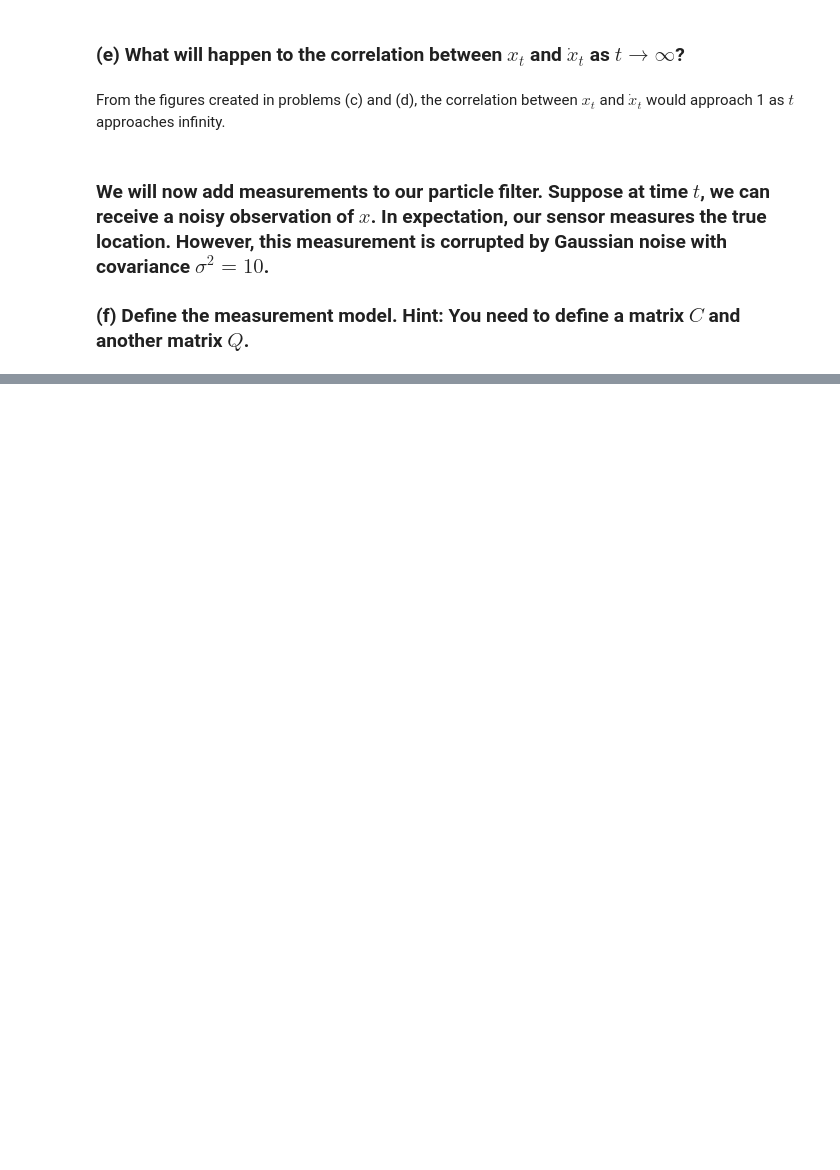
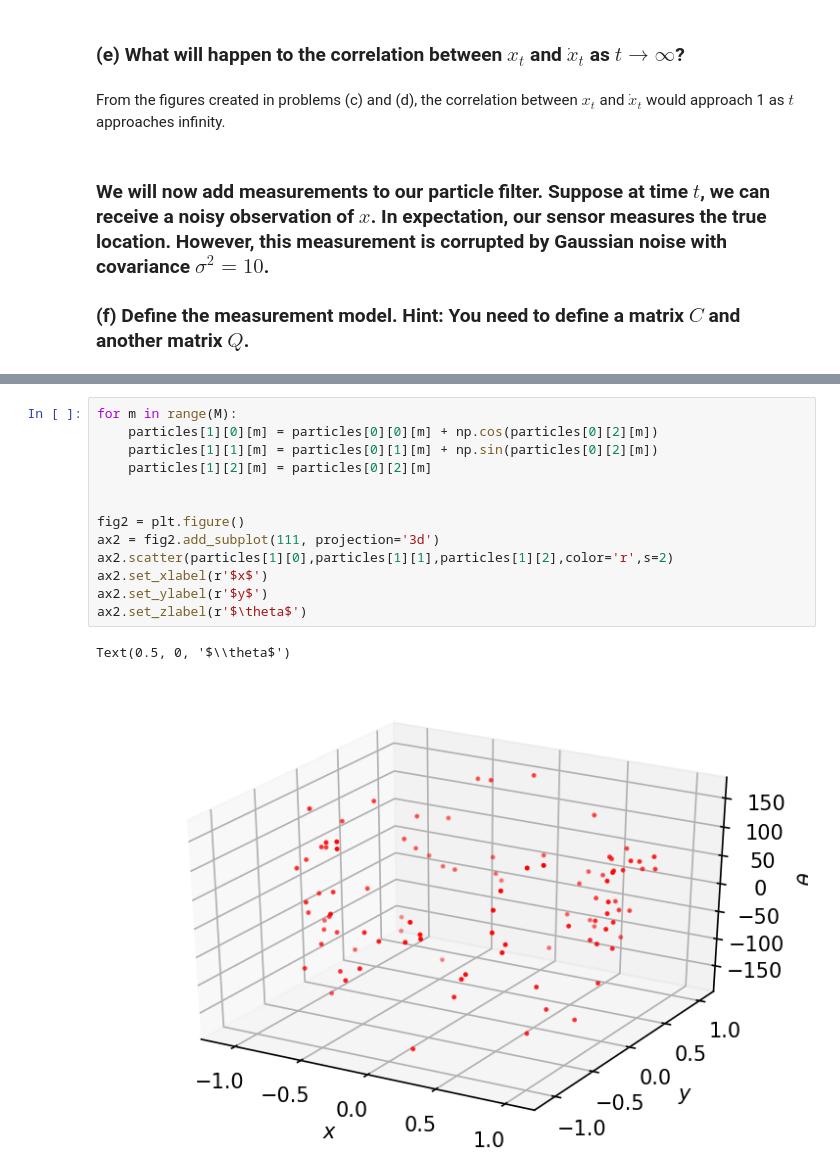
Before and after one commit to kaijones21/ME696, a Jupyter notebook: homework3.ipynb, the cells around one changed output, grey strips where cells are left out. Cells and saved outputs as stored; diff of their text form; blank space fills up the shorter version.

```diff
--- a/homework3.ipynb
+++ b/homework3.ipynb
@@ -385,0 +541,16 @@ for t in t:
+# %%
+for m in range(M):
+    particles[1][0][m] = particles[0][0][m] + np.cos(particles[0][2][m])
+    particles[1][1][m] = particles[0][1][m] + np.sin(particles[0][2][m])
+    particles[1][2][m] = particles[0][2][m]
+
+
+fig2 = plt.figure()
+ax2 = fig2.add_subplot(111, projection='3d')
+ax2.scatter(particles[1][0],particles[1][1],particles[1][2],color='r',s=2)
+ax2.set_xlabel(r'$x$')
+ax2.set_ylabel(r'$y$')
+ax2.set_zlabel(r'$\theta$')
+# %% [output]
+Text(0.5, 0, '$\\theta$')
+[figure, added]
```
Also changed, not shown: parts of 12 cells of this notebook.
